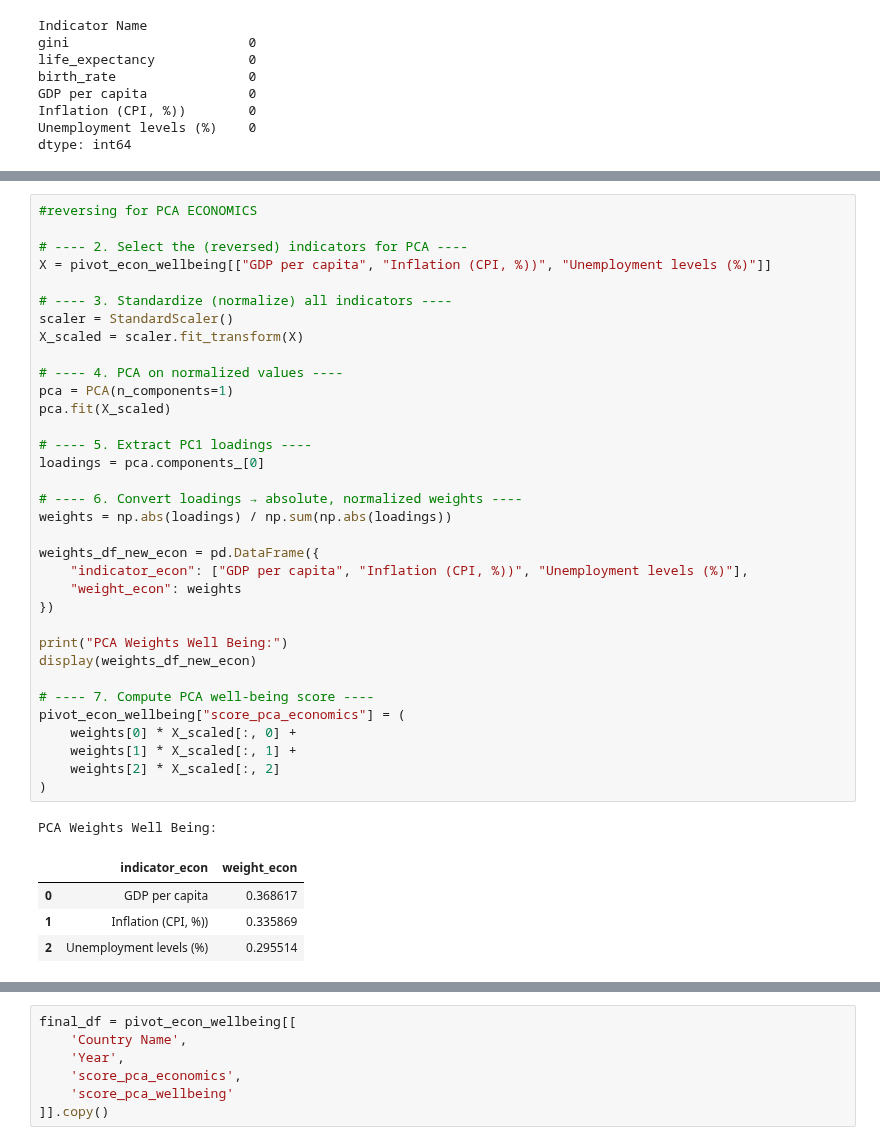
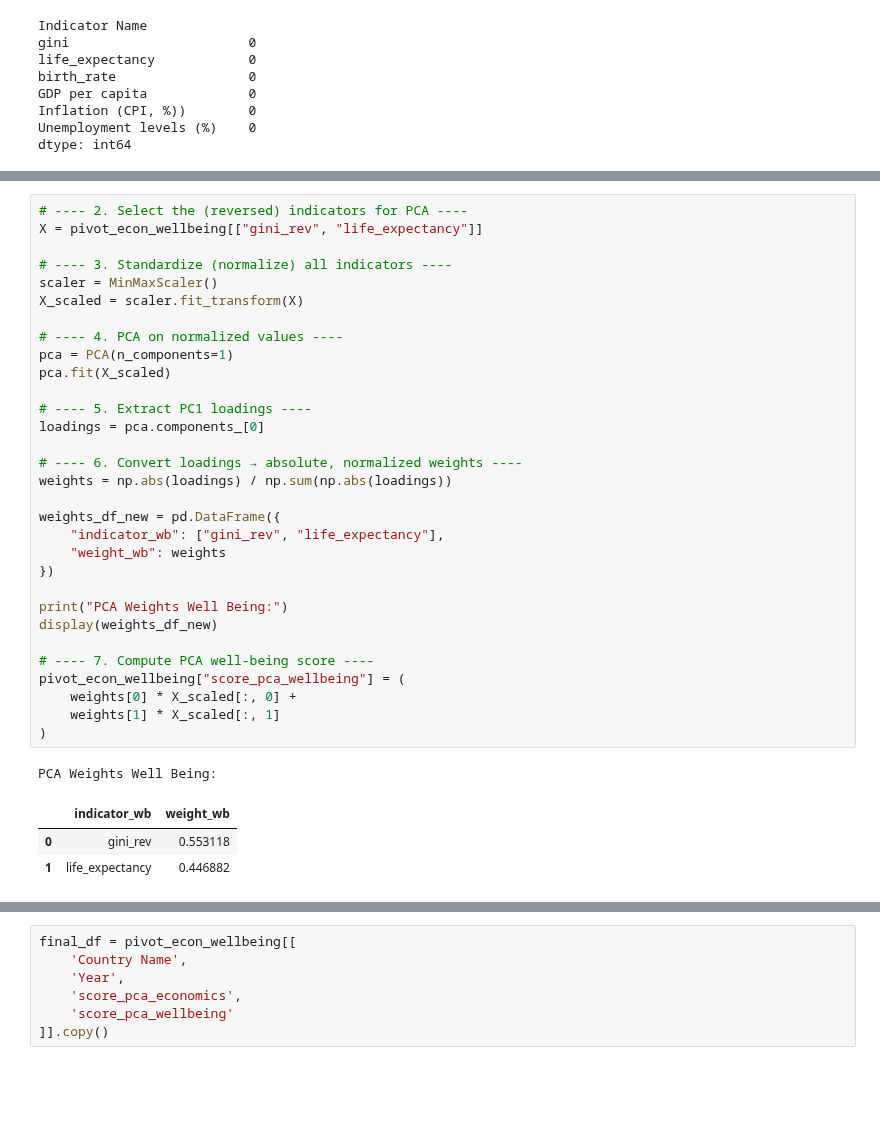
Before and after one commit to MDYCK12/Well-Being-Economics-, a Jupyter notebook: Notebooks/Katharina2 copy.ipynb, the cells around one changed output, grey strips where cells are left out. Cells and saved outputs as stored; diff of their text form; blank space fills up the shorter version.

```diff
--- a/Notebooks/Katharina2 copy.ipynb
+++ b/Notebooks/Katharina2 copy.ipynb
@@ -265,40 +249,36 @@ pivot_wellbeing.head()
-# %%
-#reversing for PCA ECONOMICS
-
-# ---- 2. Select the (reversed) indicators for PCA ----
-X = pivot_econ_wellbeing[["GDP per capita", "Inflation (CPI, %))", "Unemployment levels (%)"]]
-
-# ---- 3. Standardize (normalize) all indicators ----
-scaler = StandardScaler()
-X_scaled = scaler.fit_transform(X)
-
-# ---- 4. PCA on normalized values ----
-pca = PCA(n_components=1)
-pca.fit(X_scaled)
-
-# ---- 5. Extract PC1 loadings ----
-loadings = pca.components_[0]
-
-# ---- 6. Convert loadings → absolute, normalized weights ----
-weights = np.abs(loadings) / np.sum(np.abs(loadings))
-
-weights_df_new_econ = pd.DataFrame({
-    "indicator_econ": ["GDP per capita", "Inflation (CPI, %))", "Unemployment levels (%)"],
-    "weight_econ": weights
-})
-
-print("PCA Weights Well Being:")
-display(weights_df_new_econ)
-
-# ---- 7. Compute PCA well-being score ----
-pivot_econ_wellbeing["score_pca_economics"] = (
-    weights[0] * X_scaled[:, 0] +
-    weights[1] * X_scaled[:, 1] +
-    weights[2] * X_scaled[:, 2]
-)
-# %% [output]
-PCA Weights Well Being:
-|  | indicator_econ | weight_econ |
-| 0 | GDP per capita | 0.368617 |
-| 1 | Inflation (CPI, %)) | 0.335869 |
-| 2 | Unemployment levels (%) | 0.295514 |
+# %%
+# ---- 2. Select the (reversed) indicators for PCA ----
+X = pivot_econ_wellbeing[["gini_rev", "life_expectancy"]]
+
+# ---- 3. Standardize (normalize) all indicators ----
+scaler = MinMaxScaler()
+X_scaled = scaler.fit_transform(X)
+
+# ---- 4. PCA on normalized values ----
+pca = PCA(n_components=1)
+pca.fit(X_scaled)
+
+# ---- 5. Extract PC1 loadings ----
+loadings = pca.components_[0]
+
+# ---- 6. Convert loadings → absolute, normalized weights ----
+weights = np.abs(loadings) / np.sum(np.abs(loadings))
+
+weights_df_new = pd.DataFrame({
+    "indicator_wb": ["gini_rev", "life_expectancy"],
+    "weight_wb": weights
+})
+
+print("PCA Weights Well Being:")
+display(weights_df_new)
+
+# ---- 7. Compute PCA well-being score ----
+pivot_econ_wellbeing["score_pca_wellbeing"] = (
+    weights[0] * X_scaled[:, 0] +
+    weights[1] * X_scaled[:, 1]
+)
+# %% [output]
+PCA Weights Well Being:
+|  | indicator_wb | weight_wb |
+| 0 | gini_rev | 0.553118 |
+| 1 | life_expectancy | 0.446882 |
```
Also changed, not shown: parts of 14 cells of this notebook, 2 other files.
